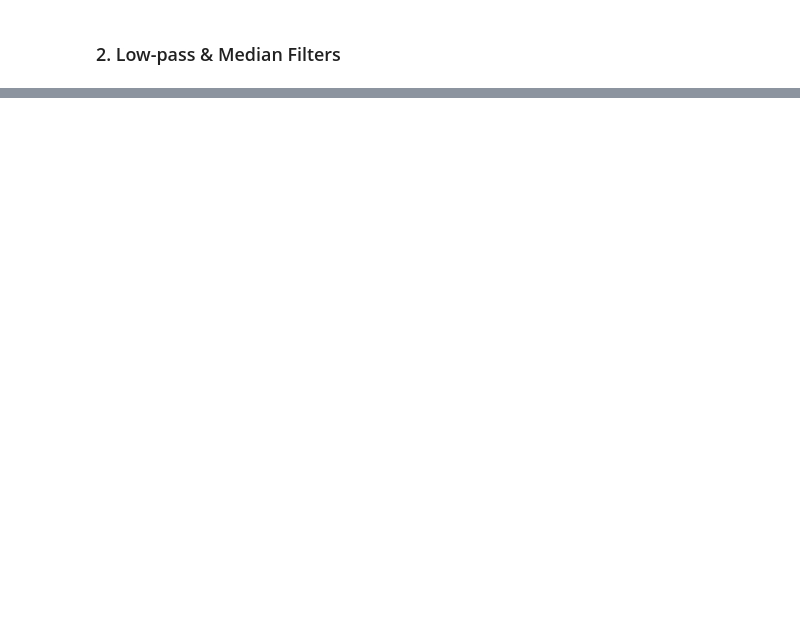
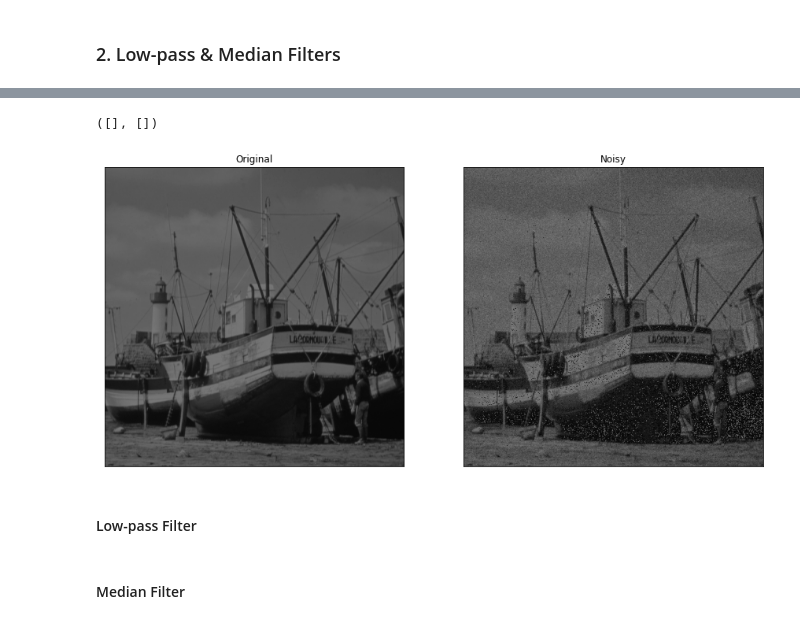
Before and after one commit to KimJinSeong-Git/LEC_ImageProcessing, a Jupyter notebook: HW3_Edge Detection/HW3.ipynb, the cells around one changed output, grey strips where cells are left out. Saved outputs shown, nothing was run; the diff lists cells and outputs as text; code cells hidden in the pictures; blank space fills up the shorter version.

```diff
--- a/HW3_Edge Detection/HW3.ipynb
+++ b/HW3_Edge Detection/HW3.ipynb
@@ -241,0 +361,21 @@ plt.imshow(Img_boat,cmap='gray', vmin=0, vmax=500)
+# %%
+std = 20
+Img_boat_noisy = makeNoise(Img_boat, std)
+fig = plt.figure(figsize = (15,15))
+
+plt.subplot(1,2,1)
+plt.imshow(Img_boat, cmap='gray', vmin=0, vmax=500)
+plt.title('Original')
+plt.xticks([])
+plt.yticks([])
+
+plt.subplot(1,2,2)
+plt.imshow(Img_boat_noisy, cmap='gray', vmin=0, vmax=500)
+plt.title('Noisy')
+plt.xticks([])
+plt.yticks([])
+# %% [output]
+([], [])
+[figure, added]
+# %% [markdown]
+#### Low-pass Filter
@@ -241,0 +384,2 @@ plt.imshow(Img_boat,cmap='gray', vmin=0, vmax=500)
+# %% [markdown]
+#### Median Filter
```
Also changed, not shown: parts of 22 cells of this notebook, 5 other files.
